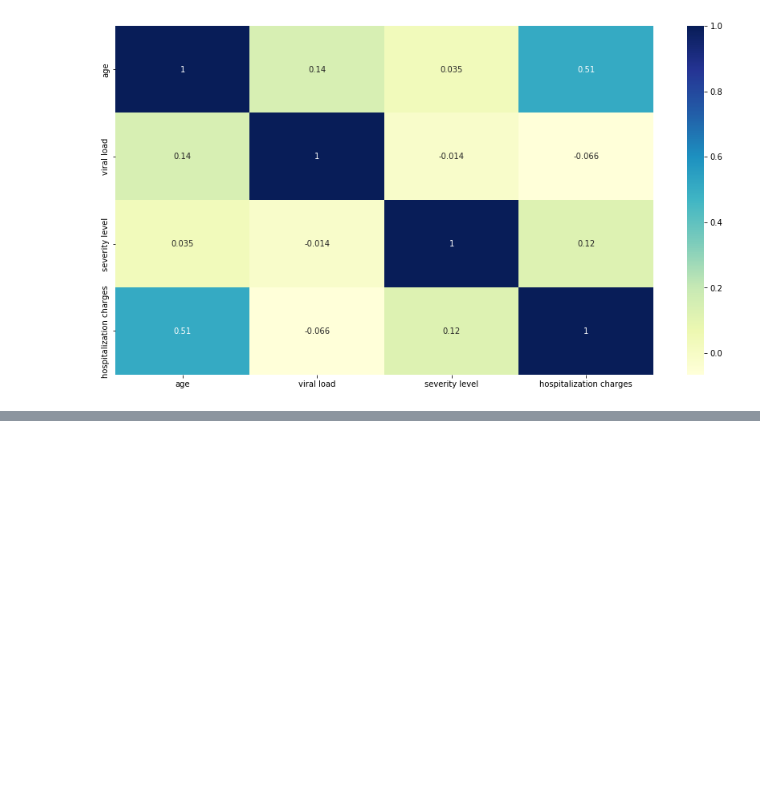
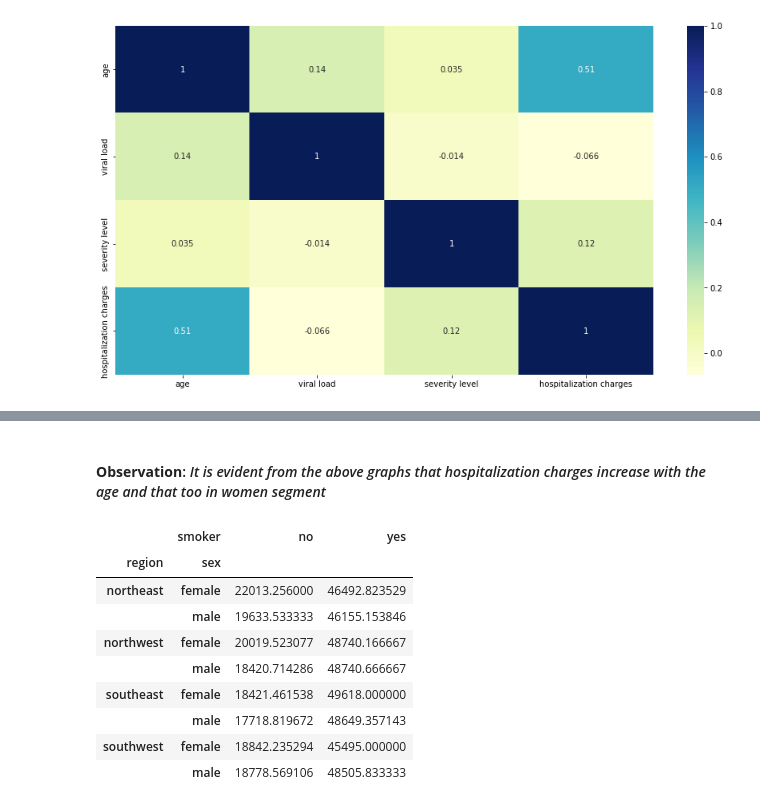
Before and after one commit to pkmariya/Scaler01, a Jupyter notebook: Apollo_CaseStudy_Mariya_DSML22.ipynb, the cells around one changed output, grey strips where cells are left out. Cells and saved outputs as stored; diff of their text form; code cells hidden in the pictures; blank space fills up the shorter version.

```diff
--- a/Apollo_CaseStudy_Mariya_DSML22.ipynb
+++ b/Apollo_CaseStudy_Mariya_DSML22.ipynb
@@ -360,0 +385,15 @@ plt.show()
+# %% [markdown]
+#### **Observation**: *It is evident from the above graphs that hospitalization charges increase with the age and that too in women segment*
+# %%
+work_df.groupby(['region', 'sex', 'smoker']).mean()['hospitalization charges'].unstack()
+# %% [output]
+|  | smoker | no | yes |
+| region | sex |  |  |
+| northeast | female | 22013.256000 | 46492.823529 |
+|  | male | 19633.533333 | 46155.153846 |
+| northwest | female | 20019.523077 | 48740.166667 |
+|  | male | 18420.714286 | 48740.666667 |
+| southeast | female | 18421.461538 | 49618.000000 |
+|  | male | 17718.819672 | 48649.357143 |
+| southwest | female | 18842.235294 | 45495.000000 |
+|  | male | 18778.569106 | 48505.833333 |
```
Also changed, not shown: parts of 8 cells of this notebook.
